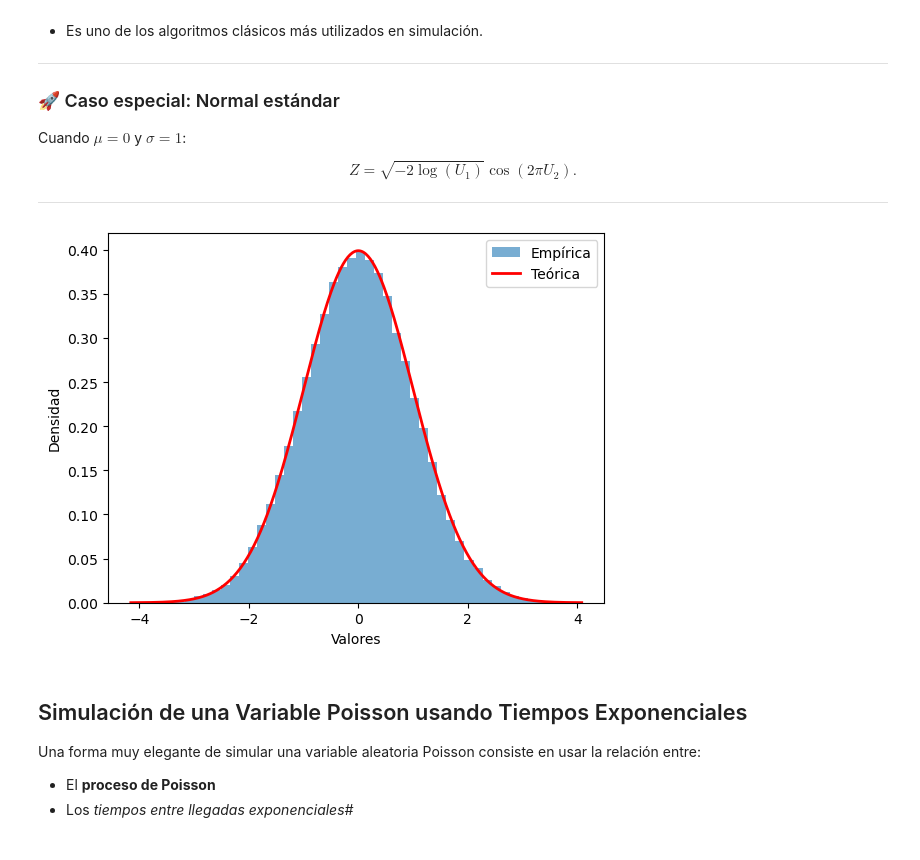
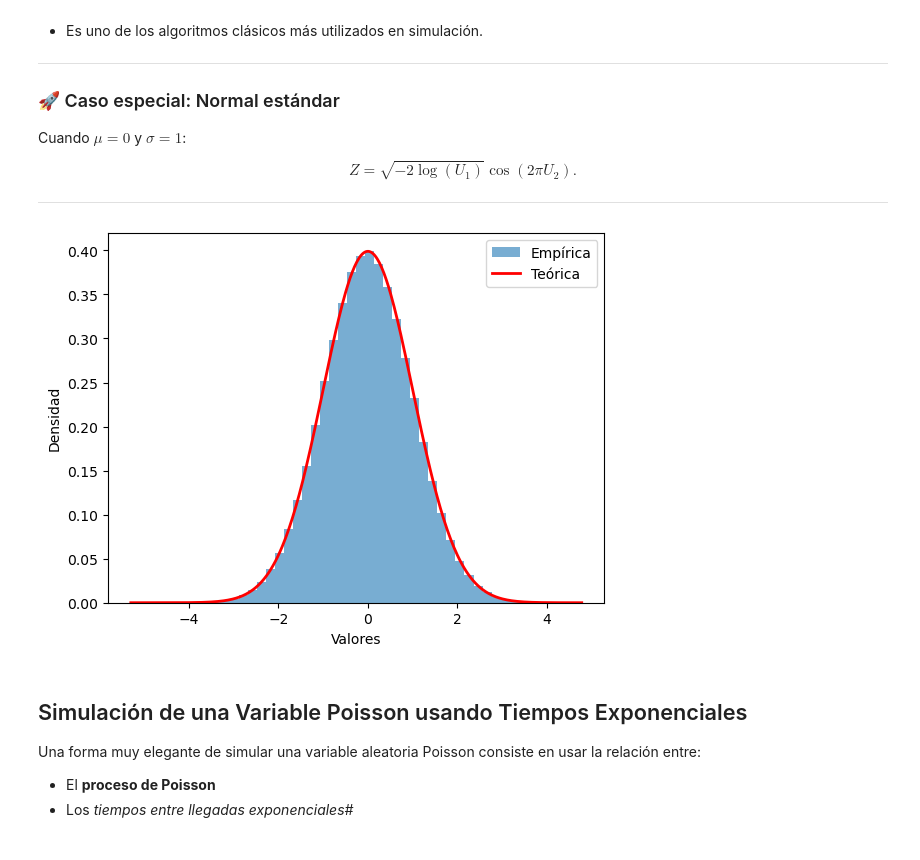
Before and after one commit to yaelrsc/Computaci-n-estad-stica-2026-2, a Jupyter notebook: Simulation/Simulation_of_random_variables.ipynb, the cells around one changed output. Cells and saved outputs as stored; diff of their text form; code cells hidden in the pictures.

```diff
--- a/Simulation/Simulation_of_random_variables.ipynb
+++ b/Simulation/Simulation_of_random_variables.ipynb
@@ -1921,8 +810,8 @@ class Normal(RandomVariableSimulator):
 # %%
 n = Normal(0, 1)
-n.plot(100000)
+n.plot(500000)
 # %% [output]
-[figure, old version]
+[figure, new version]
 # %% [markdown]
 ## Simulación de una Variable Poisson usando Tiempos Exponenciales
 
```
Also changed, not shown: parts of 32 cells of this notebook, 1 other file.
